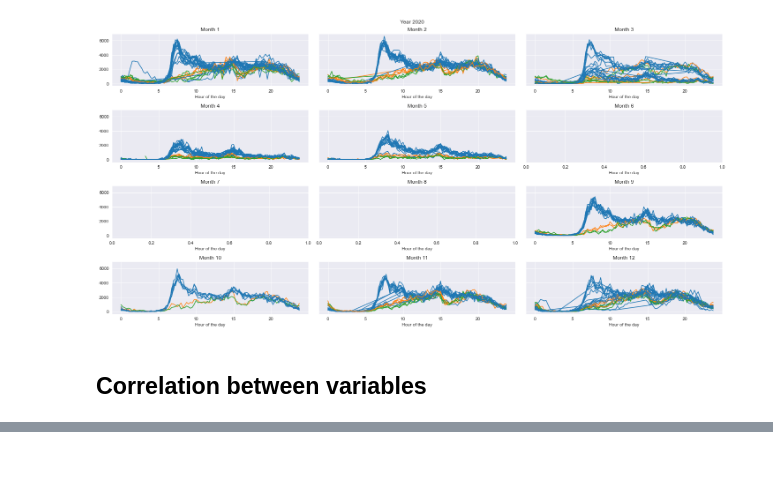
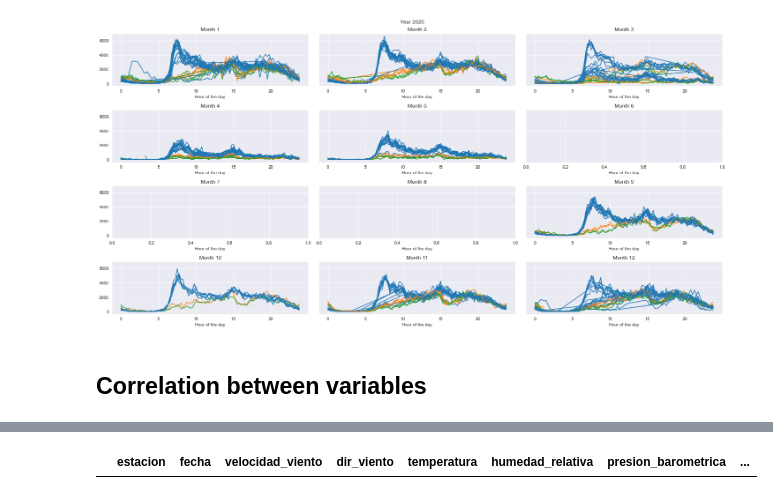
Before and after one commit to elena-sg/madrid-traffic, a Jupyter notebook: notebooks/03-explore-data.ipynb, the cells around one changed output, grey strips where cells are left out. Saved outputs shown, nothing was run; the diff lists cells and outputs as text; code cells hidden in the pictures; blank space fills up the shorter version.

```diff
--- a/notebooks/03-explore-data.ipynb
+++ b/notebooks/03-explore-data.ipynb
@@ -187,0 +258,4 @@ sns.heatmap(corr, mask=mask, cmap=cmap, vmax=.3, center=0,
+# %%
+df
+# %% [output]
+|  | estacion | fecha | velocidad_viento | dir_viento | temperatura | humedad_relativa | presion_barometrica | ... |
```
Also changed, not shown: parts of 9 cells of this notebook, 5 other files.
